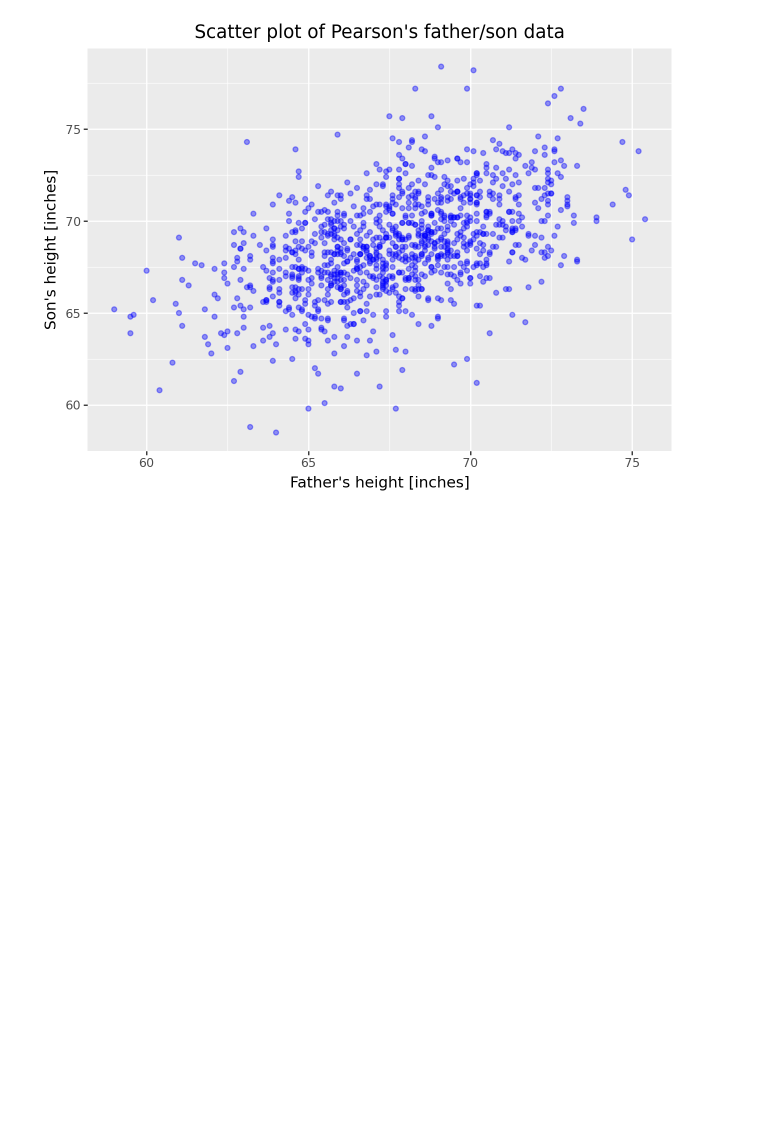
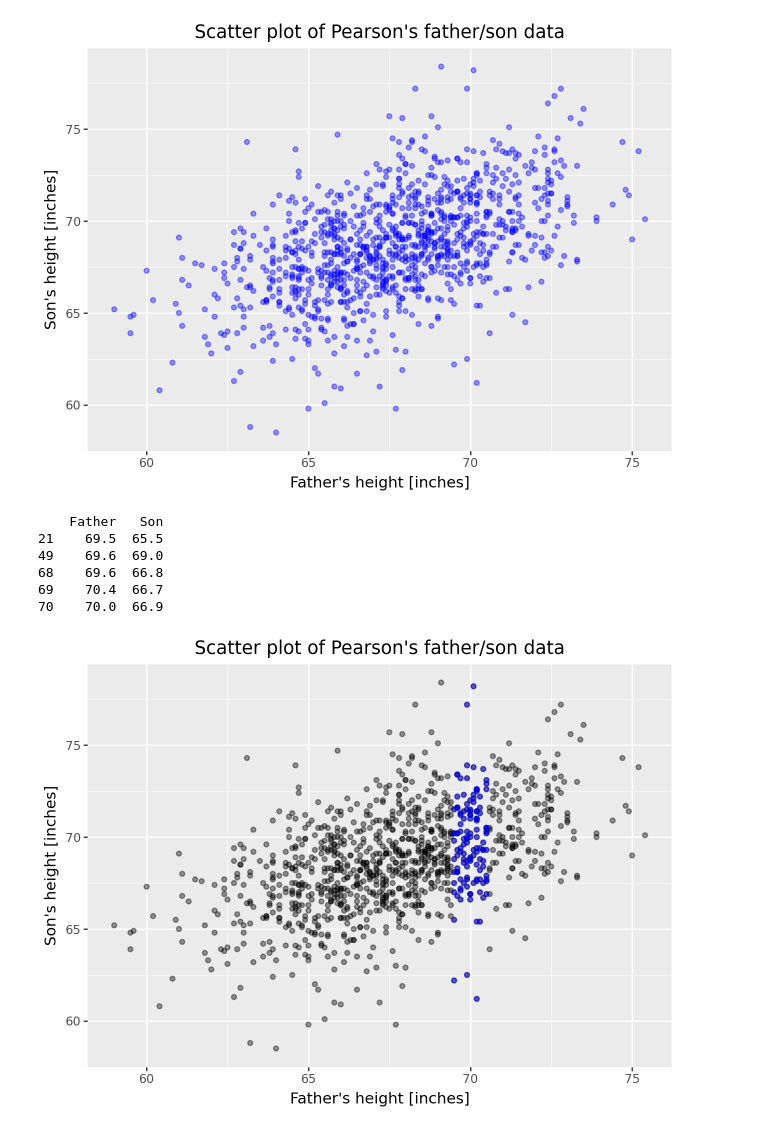
Before and after one commit to blakocha/DARPY2025, a Jupyter notebook: Notes_20251120.ipynb, the cells around one changed output. Saved outputs shown, nothing was run; the diff lists cells and outputs as text; code cells hidden in the pictures; blank space fills up the shorter version.

```diff
--- a/Notes_20251120.ipynb
+++ b/Notes_20251120.ipynb
@@ -42,3 +42,25 @@ ggplot(data = df, mapping = aes(x = "Father", y = "Son")) +
  )
 # %% [output]
 [figure]
+# %%
+# Auxiliary table with the families where rounded height of the father is 70 inches
+df70 = df.loc[ round(df['Father']) == 70 ]
+print(df70.head())
+# %% [output]
+    Father   Son
+21    69.5  65.5
+49    69.6  69.0
+68    69.6  66.8
+69    70.4  66.7
+70    70.0  66.9
+# %%
+(
+ggplot(data = df, mapping = aes(x = "Father", y = "Son")) +
+  geom_point(alpha=0.4, colour="black") +
+  geom_point(data = df70, alpha = 0.4, colour = "blue") +
+  xlab("Father's height [inches]") +
+  ylab("Son's height [inches]") +
+  ggtitle("Scatter plot of Pearson's father/son data")
+ )
+# %% [output]
+[figure, added]
```
Also changed, not shown: parts of 1 cell of this notebook.
